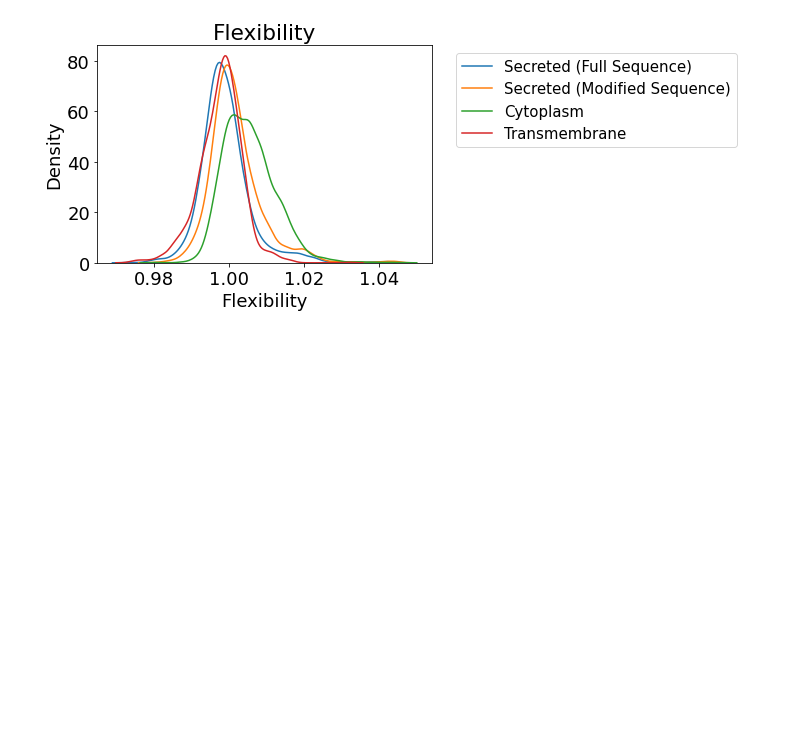
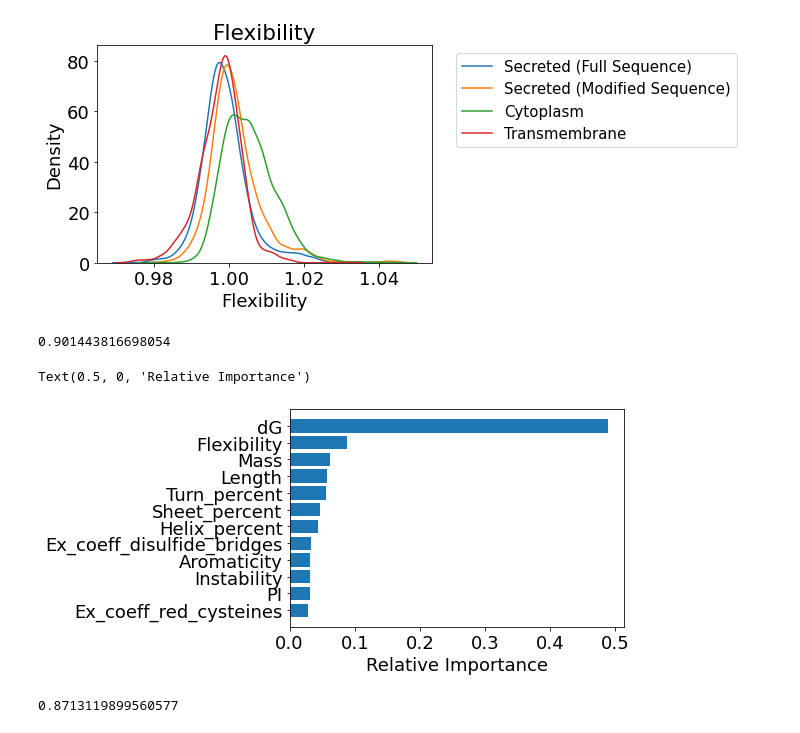
Before and after one commit to Lean-Mean-Protein-Machine-Learning/LMPM, a Jupyter notebook: notebooks/additional_features_data_exploration.ipynb, the cells around one changed output. Saved outputs shown, nothing was run; the diff lists cells and outputs as text; code cells hidden in the pictures; blank space fills up the shorter version.

Commit message:
Added feature importance analysis

```diff
--- a/notebooks/additional_features_data_exploration.ipynb
+++ b/notebooks/additional_features_data_exploration.ipynb
@@ -203,3 +204,26 @@ for feature in features:
 [figure]
 [figure]
 [figure]
+# %%
+secreted_X = secreted[features]
+transmembrane_X = transmembrane[features]
+cytoplasm_X = cytoplasm[features]
+secreted_noSP_X = secreted_noSP[features]
+
+X = pd.concat([secreted_X, transmembrane_X, cytoplasm_X])
+X = X.values
+X2 = pd.concat([secreted_noSP_X, transmembrane_X, cytoplasm_X])
+X2 = X2.values
+# %%
+secreted['location'] = 'secreted'
+transmembrane['location'] = 'transmembrane'
+cytoplasm['location'] = 'cytoplasm'
+secreted_noSP['location'] = 'secreted'
+
+secreted_y = np.array(secreted['location'])
+transmembrane_y = np.array(transmembrane['location'])
+cytoplasm_y = np.array(cytoplasm['location'])
+secreted_noSP_y = np.array(secreted_noSP['location'])
+
+y = np.concatenate([secreted_y, transmembrane_y, cytoplasm_y])
+y2 = np.concatenate([secreted_noSP_y, transmembrane_y, cytoplasm_y])
@@ -205,0 +281,23 @@ for feature in features:
+# %%
+X_train, X_test, y_train, y_test = train_test_split(X, y, test_size=0.2, random_state=42)
+# %%
+model = random_forest_classifier(X_train, X_test, y_train, y_test)
+# %%
+model.score(X_test, y_test)
+# %% [output]
+0.901443816698054
+# %%
+importances = model.feature_importances_
+indices = np.argsort(importances)
+plt.barh(range(len(indices)),importances[indices], align='center')
+plt.yticks(range(len(indices)), [features[i] for i in indices])
+plt.xlabel('Relative Importance')
+# %% [output]
+Text(0.5, 0, 'Relative Importance')
+[figure, added]
+# %%
+X_train, X_test, y_train, y_test = train_test_split(X2, y2, test_size=0.2, random_state=42)
+model = random_forest_classifier(X_train, X_test, y_train, y_test)
+model.score(X_test, y_test)
+# %% [output]
+0.8713119899560577
```
Also changed, not shown: parts of 3 cells of this notebook, 1 other file.
